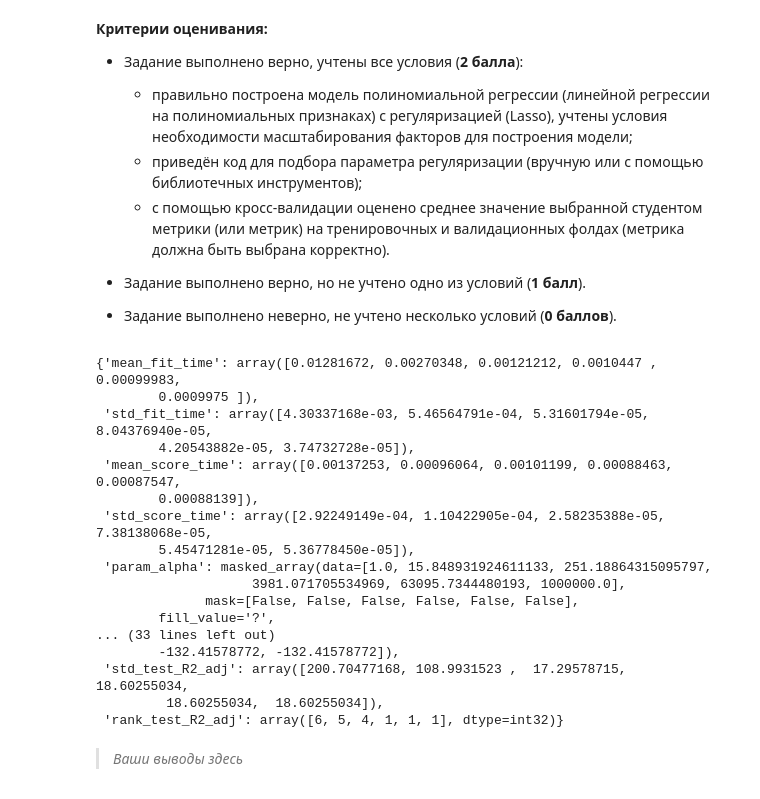
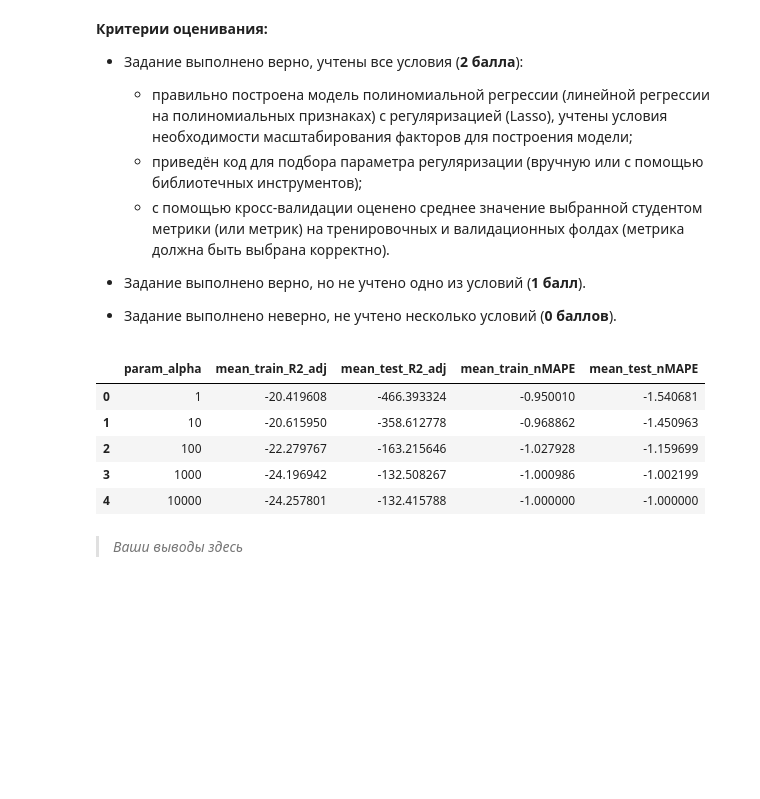
Before and after one commit to akitim/SkillFactory_current, a Jupyter notebook: MATH_ML_2_Практика_Акимкин.ipynb, the cells around one changed output. Drawn from its saved outputs; the diff is of its cells as text; code cells hidden in the pictures; blank space fills up the shorter version.

```diff
--- a/MATH_ML_2_Практика_Акимкин.ipynb
+++ b/MATH_ML_2_Практика_Акимкин.ipynb
@@ -688,38 +693,31 @@ np.round(pd.DataFrame({'train': [MAPE_cv_train, R2_adj_cv_train],
 # %%
 x_poly_st = StandardScaler().fit_transform(x_poly)
 
 lasso = Lasso(fit_intercept=False)
 
-alpha_grid = {'alpha': np.logspace(0, 6, 6)}
+alpha_grid = {'alpha': [np.power(10, p) for p in range(5)]}
 gs = GridSearchCV(
     lasso,
     param_grid=alpha_grid,
     scoring={'nMAPE': 'neg_mean_absolute_percentage_error',
-             'R2_adj': R2_adj_scorer},
+             'R2_adj': R2_adj_scorer}, #R2_adj_scorer
     refit=False,
-    cv=5
+    cv=5,
+    return_train_score=True
 )
 
-gs.fit(x_poly_st, y)
-gs.cv_results_
+gs.fit(x_poly_st, y);
+# print(gs.cv_results_.keys())
+pd.DataFrame(gs.cv_results_).loc[:,
+ ['param_alpha', 'mean_train_R2_adj', 'mean_test_R2_adj',
+  'mean_train_nMAPE', 'mean_test_nMAPE']]
 # %% [output]
-{'mean_fit_time': array([0.01281672, 0.00270348, 0.00121212, 0.0010447 , 0.00099983,
-        0.0009975 ]),
- 'std_fit_time': array([4.30337168e-03, 5.46564791e-04, 5.31601794e-05, 8.04376940e-05,
-        4.20543882e-05, 3.74732728e-05]),
- 'mean_score_time': array([0.00137253, 0.00096064, 0.00101199, 0.00088463, 0.00087547,
-        0.00088139]),
- 'std_score_time': array([2.92249149e-04, 1.10422905e-04, 2.58235388e-05, 7.38138068e-05,
-        5.45471281e-05, 5.36778450e-05]),
- 'param_alpha': masked_array(data=[1.0, 15.848931924611133, 251.18864315095797,
-                    3981.071705534969, 63095.7344480193, 1000000.0],
-              mask=[False, False, False, False, False, False],
-        fill_value='?',
-... (33 lines left out)
-        -132.41578772, -132.41578772]),
- 'std_test_R2_adj': array([200.70477168, 108.9931523 ,  17.29578715,  18.60255034,
-         18.60255034,  18.60255034]),
- 'rank_test_R2_adj': array([6, 5, 4, 1, 1, 1], dtype=int32)}
+|  | param_alpha | mean_train_R2_adj | mean_test_R2_adj | mean_train_nMAPE | mean_test_nMAPE |
+| 0 | 1 | -20.419608 | -466.393324 | -0.950010 | -1.540681 |
+| 1 | 10 | -20.615950 | -358.612778 | -0.968862 | -1.450963 |
+| 2 | 100 | -22.279767 | -163.215646 | -1.027928 | -1.159699 |
+| 3 | 1000 | -24.196942 | -132.508267 | -1.000986 | -1.002199 |
+| 4 | 10000 | -24.257801 | -132.415788 | -1.000000 | -1.000000 |
 # %% [markdown]
 > *Ваши выводы здесь*
 # %% [markdown]
```
Also changed, not shown: parts of 2 cells of this notebook.
